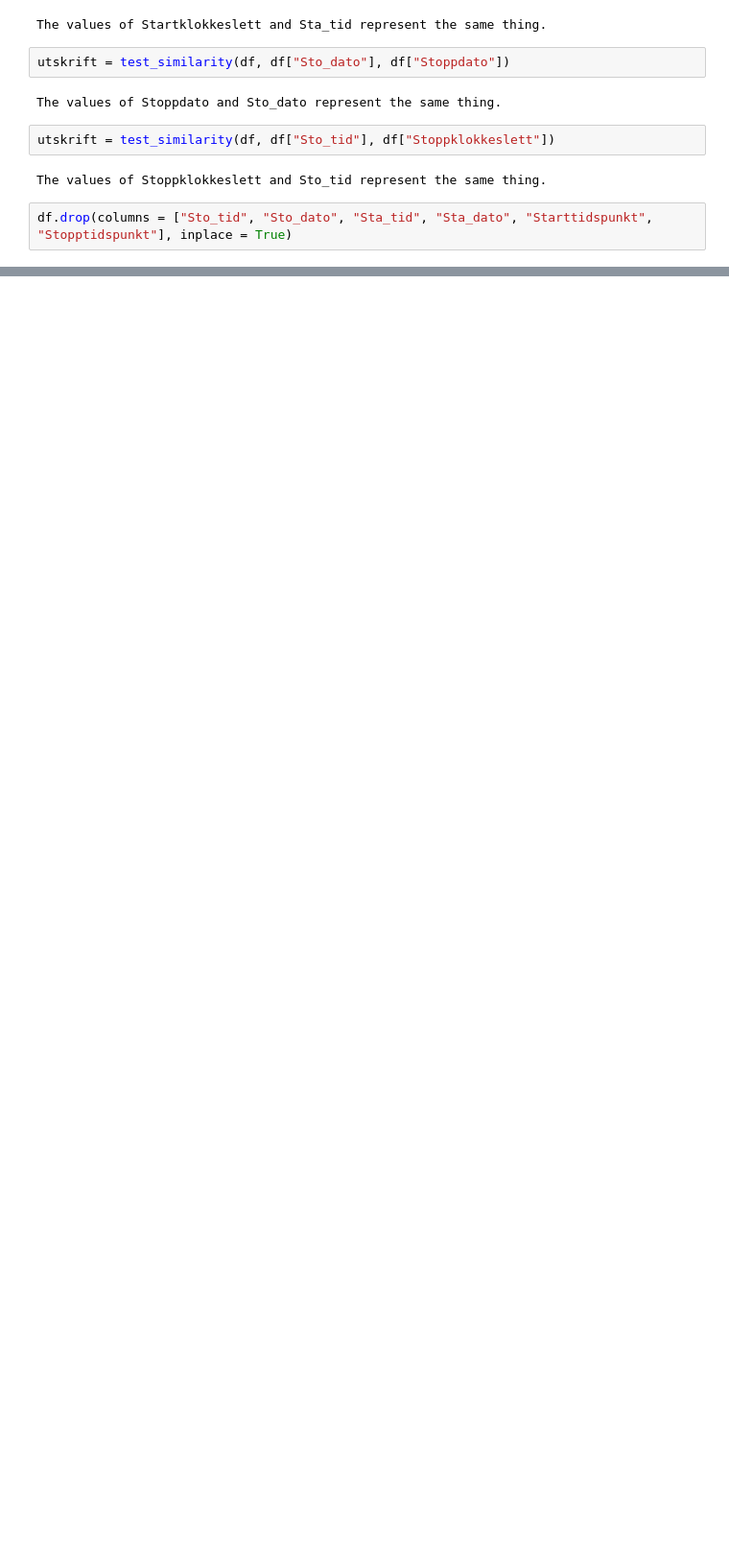
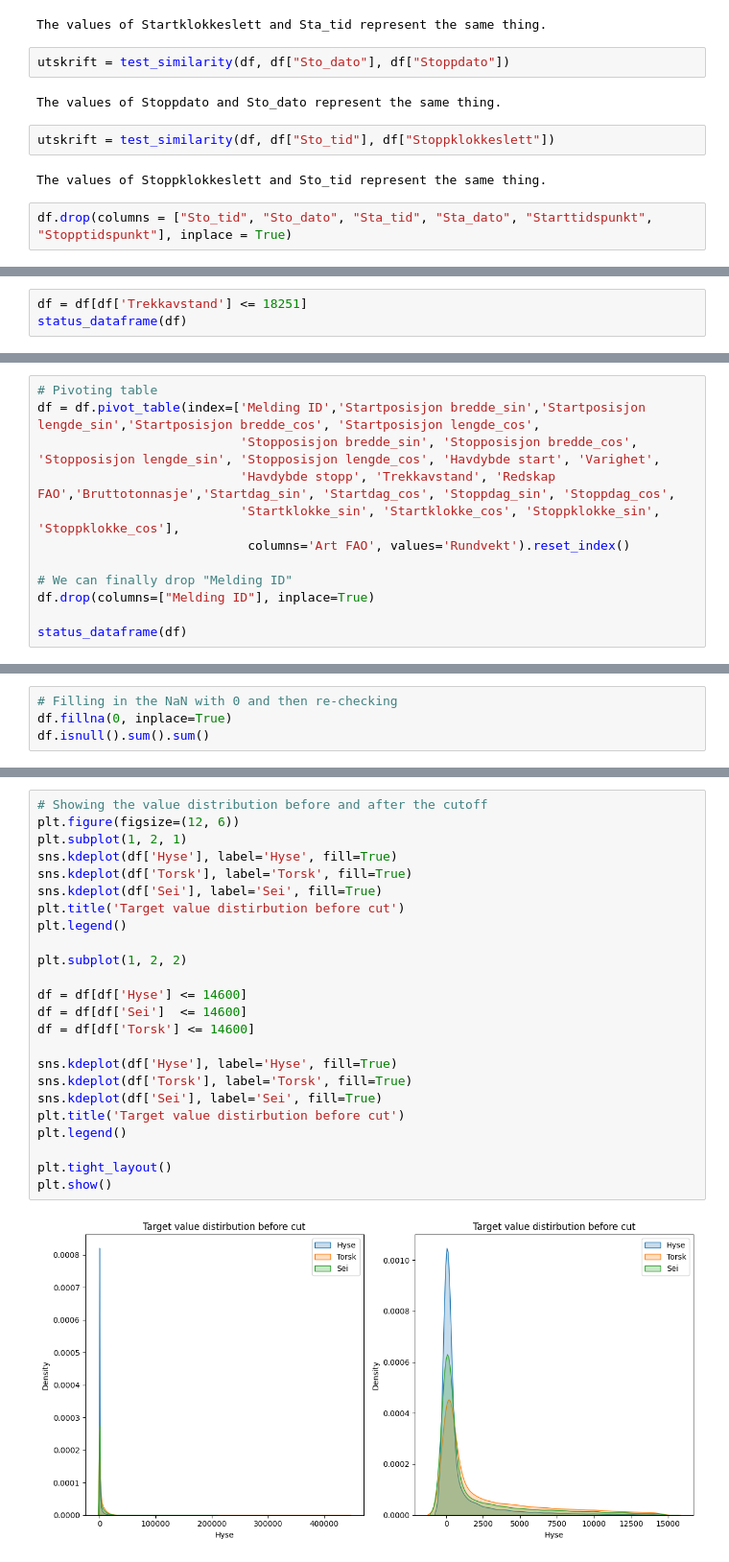
Before and after one commit to Pzorster/INFO284pzor, a Jupyter notebook: New.ipynb, the cells around one changed output, grey strips where cells are left out. Shown at 96% size. Saved outputs shown, nothing was run; the diff lists cells and outputs as text; blank space fills up the shorter version.

Commit message:
Everything before the first model is done

```diff
--- a/New.ipynb
+++ b/New.ipynb
@@ -575,0 +652,3 @@ memory usage: 27.1+ MB
+# %%
+df = df[df['Trekkavstand'] <= 18251]
+status_dataframe(df)
@@ -575,0 +684,12 @@ memory usage: 27.1+ MB
+# %%
+# Pivoting table
+df = df.pivot_table(index=['Melding ID','Startposisjon bredde_sin','Startposisjon lengde_sin','Startposisjon bredde_cos', 'Startposisjon lengde_cos',
+                           'Stopposisjon bredde_sin', 'Stopposisjon bredde_cos', 'Stopposisjon lengde_sin', 'Stopposisjon lengde_cos', 'Havdybde start', 'Varighet',
+                           'Havdybde stopp', 'Trekkavstand', 'Redskap FAO','Bruttotonnasje','Startdag_sin', 'Startdag_cos', 'Stoppdag_sin', 'Stoppdag_cos',
+                           'Startklokke_sin', 'Startklokke_cos', 'Stoppklokke_sin', 'Stoppklokke_cos'],
+                            columns='Art FAO', values='Rundvekt').reset_index()
+
+# We can finally drop "Melding ID"
+df.drop(columns=["Melding ID"], inplace=True)
+
+status_dataframe(df)
@@ -575,0 +745,4 @@ memory usage: 27.1+ MB
+# %%
+# Filling in the NaN with 0 and then re-checking
+df.fillna(0, inplace=True)
+df.isnull().sum().sum()
@@ -575,0 +764,26 @@ memory usage: 27.1+ MB
+# %%
+# Showing the value distribution before and after the cutoff
+plt.figure(figsize=(12, 6))
+plt.subplot(1, 2, 1)
+sns.kdeplot(df['Hyse'], label='Hyse', fill=True)
+sns.kdeplot(df['Torsk'], label='Torsk', fill=True)
+sns.kdeplot(df['Sei'], label='Sei', fill=True)
+plt.title('Target value distirbution before cut')
+plt.legend()
+
+plt.subplot(1, 2, 2)
+
+df = df[df['Hyse'] <= 14600]
+df = df[df['Sei']  <= 14600]
+df = df[df['Torsk'] <= 14600]
+
+sns.kdeplot(df['Hyse'], label='Hyse', fill=True)
+sns.kdeplot(df['Torsk'], label='Torsk', fill=True)
+sns.kdeplot(df['Sei'], label='Sei', fill=True)
+plt.title('Target value distirbution before cut')
+plt.legend()
+
+plt.tight_layout()
+plt.show()
+# %% [output]
+[figure, added]
```
Also changed, not shown: parts of 98 cells of this notebook.
